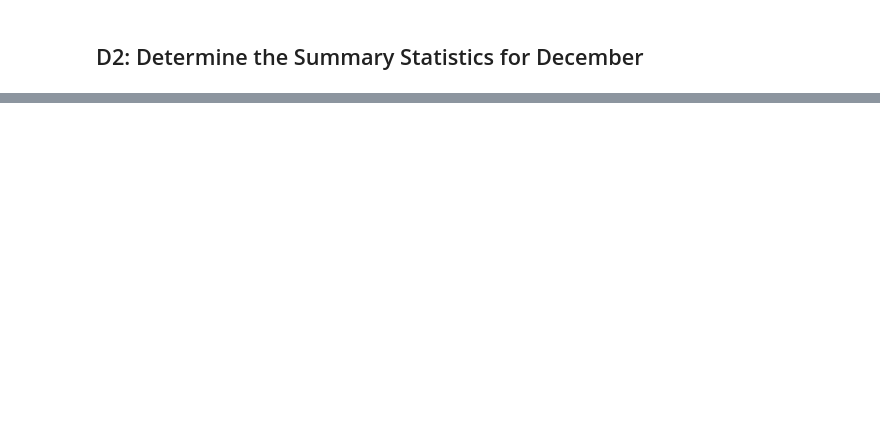
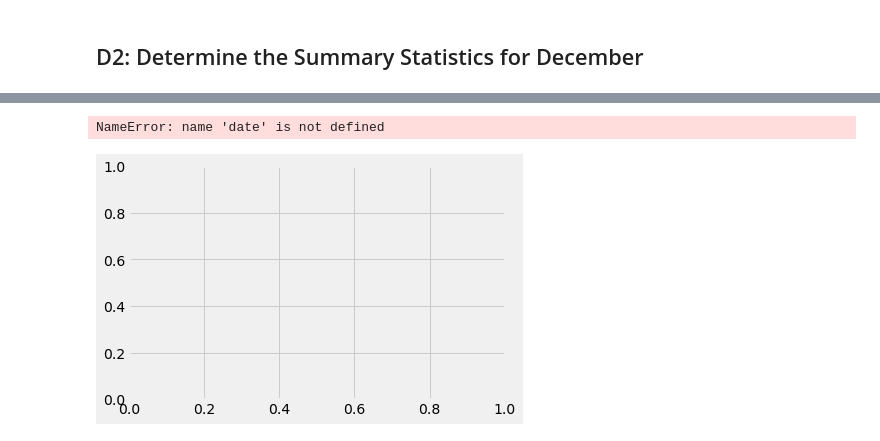
Before and after one commit to jacquie0583/Surfs_Up, a Jupyter notebook: SurfsUp_Challenge.ipynb, the cells around one changed output, grey strips where cells are left out. Drawn from its saved outputs; the diff is of its cells as text; code cells hidden in the pictures; blank space fills up the shorter version.

Commit message:
graphing for challenge

```diff
--- a/SurfsUp_Challenge.ipynb
+++ b/SurfsUp_Challenge.ipynb
@@ -1,3 +1,8 @@
+# %%
+%matplotlib inline
+from matplotlib import style
+style.use('fivethirtyeight')
+import matplotlib.pyplot as plt
 # %%
 # Dependencies
 import numpy as np
@@ -71,6 +130,4 @@ prev_year = dt.date(2017, 12, 1)
 # %%
 # 7. Convert the December temperatures to a list.
-prev_year = dt.date(2017, 12, 1) - dt.timedelta(days=30)
-results = []
-results = session.query(Measurement.date, Measurement.prcp).filter(Measurement.date >= prev_month).all()
-print(results.all())
+results = session.query(Measurement.date, Measurement.tobs).filter(extract('month',Measurement.date)==12).all()
+print(results)
@@ -77,11 +136,7 @@ print(results.all())
 # %%
 # 8. Create a DataFrame from the list of temperatures for the month of December.
-df = pd.DataFrame(results, columns=['date','precipitation'])
+df = pd.DataFrame(results, columns=['date','temperature'])
 df.set_index(df['date'], inplace=True)
-print(df)
-# %%
-df = df.sort_index()
-print(df.to_string(index=False))
 # %%
 # 9. Calculate and print out the summary statistics for the Decemeber temperature DataFrame.
 df.describe()
@@ -88,0 +174,15 @@ print (df)
+# %%
+# Create a box-and-whisker plot for the urban cities ride count.
+x_labels = ["Date"]
+fig, ax = plt.subplots()
+x=range(len(date=))
+ax.boxplot(df,labels=x_labels)
+# Add the title, y-axis label and grid.
+ax.set_title('Stats for Dec(2010-2016)')
+ax.set_ylabel('Temperature')
+ax.set_yticks(np.arange(65, 78, step=2.0))
+ax.grid()
+plt.show()
+# %% [output]
+NameError: name 'date' is not defined
+[figure, added]
```
Also changed, not shown: parts of 11 cells of this notebook, 8 other files.
